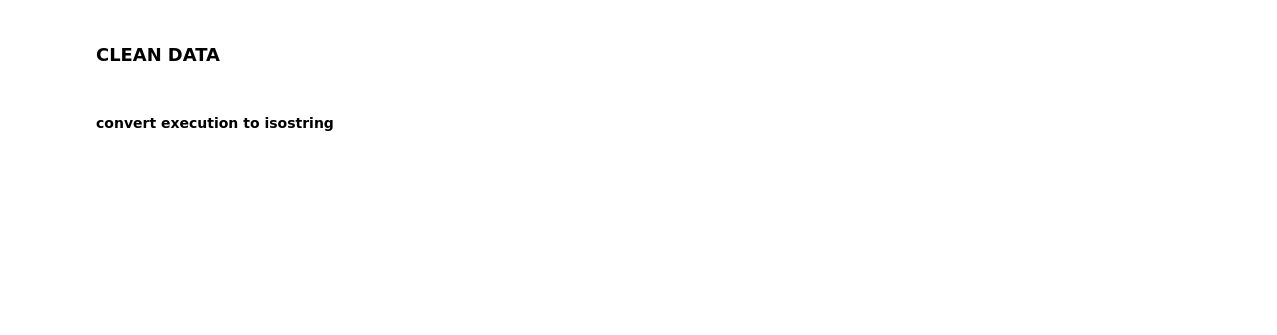
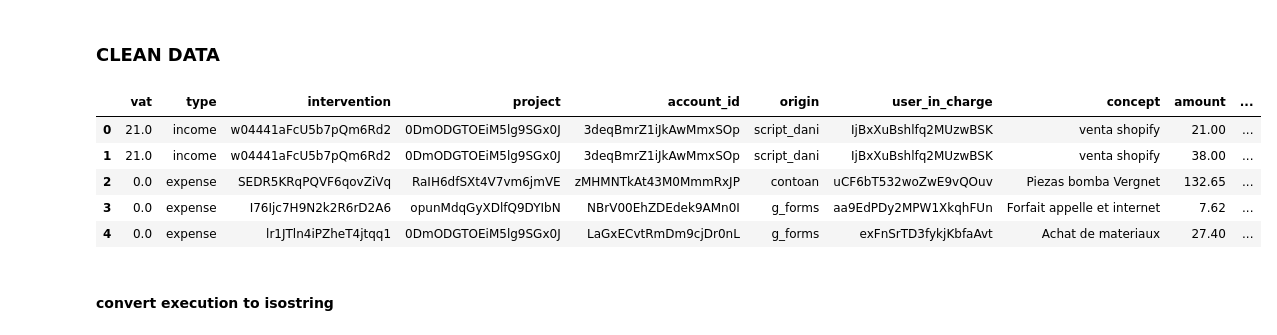
Before and after one commit to OANInternational/nikaritds, a Jupyter notebook: etl_shopify_gbq/etl_firbase_bgq.ipynb, the cells around one changed output. Saved outputs shown, nothing was run; the diff lists cells and outputs as text; code cells hidden in the pictures; blank space fills up the shorter version.

```diff
--- a/etl_shopify_gbq/etl_firbase_bgq.ipynb
+++ b/etl_shopify_gbq/etl_firbase_bgq.ipynb
@@ -41,6 +44,8 @@ for acc in col_query:
 # %%
 #convert to dataframe
 accounting = pd.DataFrame(accounts)
+# %%
+accounting['amount']=pd.to_numeric(accounting['amount'])
 # %%
 #nulls. size and datatype
 accounting.info()
@@ -51,7 +74,14 @@ accounting.info()
 ### CLEAN DATA
 # %%
 #lets see how it shows
-#accounting.head()
+accounting.head()
+# %% [output]
+|  | vat | type | intervention | project | account_id | origin | user_in_charge | concept | amount | ... |
+| 0 | 21.0 | income | w04441aFcU5b7pQm6Rd2 | 0DmODGTOEiM5lg9SGx0J | 3deqBmrZ1iJkAwMmxSOp | script_dani | IjBxXuBshlfq2MUzwBSK | venta shopify | 21.00 | ... |
+| 1 | 21.0 | income | w04441aFcU5b7pQm6Rd2 | 0DmODGTOEiM5lg9SGx0J | 3deqBmrZ1iJkAwMmxSOp | script_dani | IjBxXuBshlfq2MUzwBSK | venta shopify | 38.00 | ... |
+| 2 | 0.0 | expense | SEDR5KRqPQVF6qovZiVq | RaIH6dfSXt4V7vm6jmVE | zMHMNTkAt43M0MmmRxJP | contoan | uCF6bT532woZwE9vQOuv | Piezas bomba Vergnet | 132.65 | ... |
+| 3 | 0.0 | expense | I76Ijc7H9N2k2R6rD2A6 | opunMdqGyXDlfQ9DYIbN | NBrV00EhZDEdek9AMn0I | g_forms | aa9EdPDy2MPW1XkqhFUn | Forfait appelle et internet | 7.62 | ... |
+| 4 | 0.0 | expense | lr1JTln4iPZheT4jtqq1 | 0DmODGTOEiM5lg9SGx0J | LaGxECvtRmDm9cjDr0nL | g_forms | exFnSrTD3fykjKbfaAvt | Achat de materiaux | 27.40 | ... |
 # %% [markdown]
 #### convert execution to isostring
 # %%
```
Also changed, not shown: parts of 30 cells of this notebook.
